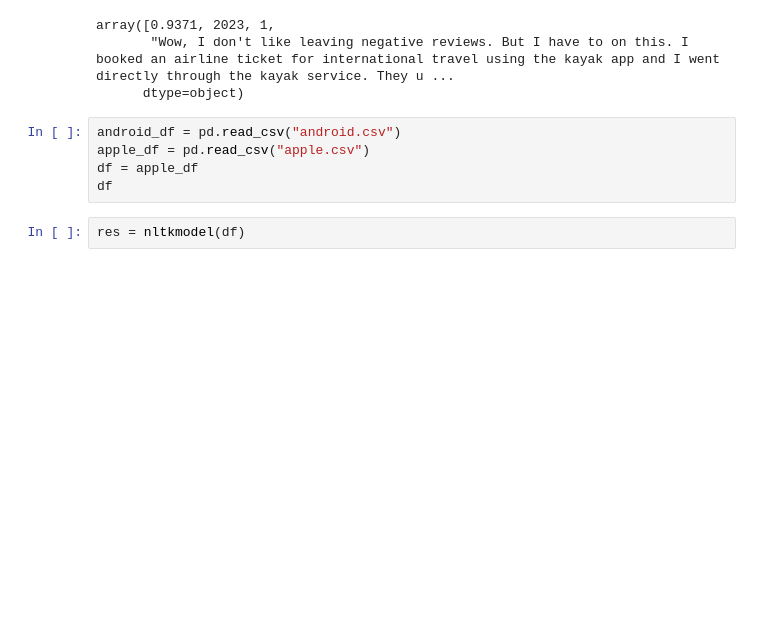
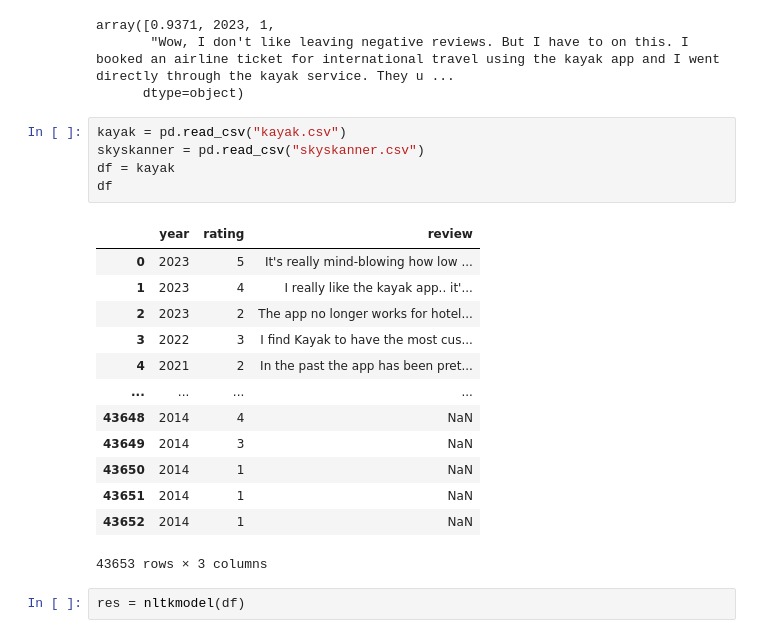
Before and after one commit to comeyrd/quantux-flightcomparator, a Jupyter notebook: review_analytics.ipynb, the cells around one changed output. Saved outputs shown, nothing was run; the diff lists cells and outputs as text; blank space fills up the shorter version.

```diff
--- a/review_analytics.ipynb
+++ b/review_analytics.ipynb
@@ -85,10 +92,24 @@ array([0.9371, 2023, 1,
        "Wow, I don't like leaving negative reviews. But I have to on this. I booked an airline ticket for international travel using the kayak app and I went directly through the kayak service. They u ...
       dtype=object)
 # %%
-android_df = pd.read_csv("android.csv")
-apple_df = pd.read_csv("apple.csv")
-df = apple_df
+kayak = pd.read_csv("kayak.csv")
+skyskanner = pd.read_csv("skyskanner.csv")
+df = kayak
 df
+# %% [output]
+|  | year | rating | review |
+| 0 | 2023 | 5 | It's really mind-blowing how low ... |
+| 1 | 2023 | 4 | I really like the kayak app.. it'... |
+| 2 | 2023 | 2 | The app no longer works for hotel... |
+| 3 | 2022 | 3 | I find Kayak to have the most cus... |
+| 4 | 2021 | 2 | In the past the app has been pret... |
+| ... | ... | ... | ... |
+| 43648 | 2014 | 4 | NaN |
+| 43649 | 2014 | 3 | NaN |
+| 43650 | 2014 | 1 | NaN |
+| 43651 | 2014 | 1 | NaN |
+| 43652 | 2014 | 1 | NaN |
+43653 rows × 3 columns
 # %%
 res = nltkmodel(df)
 # %%
```
Also changed, not shown: parts of 2 cells of this notebook, 8 other files.
